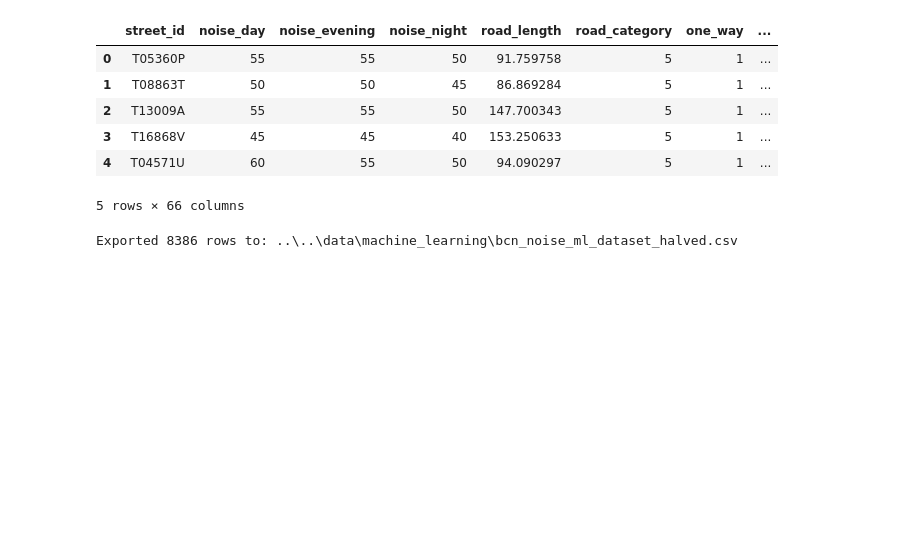
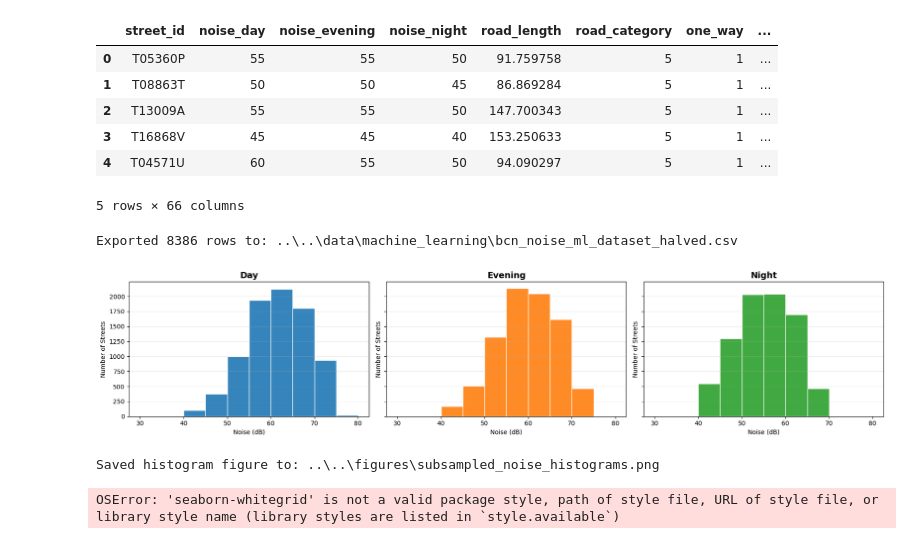
Before and after one commit to AndreaCutroni/ML-Noise-Prediction, a Jupyter notebook: notebooks/utils/subsample_bcn_noise_ml_dataset.ipynb, the cells around one changed output. Saved outputs shown, nothing was run; the diff lists cells and outputs as text; code cells hidden in the pictures; blank space fills up the shorter version.

Commit message:
subset visuals

```diff
--- a/notebooks/utils/subsample_bcn_noise_ml_dataset.ipynb
+++ b/notebooks/utils/subsample_bcn_noise_ml_dataset.ipynb
@@ -130,3 +130,71 @@ sampled_df.to_csv(OUTPUT_PATH, index=False)
 print(f'Exported {len(sampled_df)} rows to: {OUTPUT_PATH}')
 # %% [output]
 Exported 8386 rows to: ..\..\data\machine_learning\bcn_noise_ml_dataset_halved.csv
+# %%
+# Visualize the halved dataset with the same grouped style as the reference figure.
+import matplotlib.pyplot as plt
+import numpy as np
+from pathlib import Path
+
+if 'sampled_df' not in globals():
+    sampled_df = pd.read_csv(OUTPUT_PATH)
+
+fig_dir = Path('../../figures')
+fig_dir.mkdir(parents=True, exist_ok=True)
+
+bins = [0, 40, 45, 50, 55, 60, 65, 70, 75, 80]
+labels = ["0 - 40 dB(A)", "40 - 45 dB(A)", "45 - 50 dB(A)", "50 - 55 dB(A)", "55 - 60 dB(A)", "60 - 65 dB(A)", "65 - 70 dB(A)", "70 - 75 dB(A)", "75 - 80 dB(A)"]
+periods = [("noise_day", "Day", "#1f77b4"), ("noise_evening", "Evening", "#ff7f0e"), ("noise_night", "Night", "#2ca02c")]
+
+plot_df = sampled_df.copy()
+for col, _, _ in periods:
+    if plot_df[col].dtype == object:
+        plot_df[col] = pd.to_numeric(plot_df[col], errors='coerce')
+
+# 1) Side-by-side histograms for the three target columns.
+fig, axes = plt.subplots(1, 3, figsize=(18, 4), sharey=True)
+for ax, (col, title, color) in zip(axes, periods):
+    ax.hist(plot_df[col].dropna(), bins=np.arange(30, 85, 5), color=color, edgecolor='white', alpha=0.9)
+    ax.set_title(title, fontsize=14, fontweight='bold')
+    ax.set_xlabel('Noise (dB)')
+    ax.set_ylabel('Number of Streets')
+    ax.grid(axis='y', alpha=0.25)
+plt.tight_layout()
+hist_path = fig_dir / 'subsampled_noise_histograms.png'
+fig.savefig(hist_path, dpi=200, bbox_inches='tight')
+plt.show()
+print(f'Saved histogram figure to: {hist_path}')
+
+# 2) Grouped bar chart by noise bucket, matching the original style.
+for col, _, _ in periods:
+    plot_df[f'{col}_bucket'] = pd.cut(plot_df[col].astype(float), bins=bins, labels=labels, right=False)
+day_counts = plot_df['noise_day_bucket'].value_counts().reindex(labels, fill_value=0)
+evening_counts = plot_df['noise_evening_bucket'].value_counts().reindex(labels, fill_value=0)
+night_counts = plot_df['noise_night_bucket'].value_counts().reindex(labels, fill_value=0)
+
+x = np.arange(len(labels))
+width = 0.25
+fig, ax = plt.subplots(figsize=(16, 6))
+ax.bar(x - width, day_counts.values, width=width, label='Day', color='#1f77b4')
+ax.bar(x, evening_counts.values, width=width, label='Evening', color='#ff7f0e')
+ax.bar(x + width, night_counts.values, width=width, label='Night', color='#2ca02c')
+ax.set_xticks(x)
+ax.set_xticklabels(labels, rotation=30, ha='right')
+ax.set_ylabel('Number of Streets')
+ax.set_xlabel('Noise Level (dB)')
+ax.set_title('Number of Streets by Noise Level (Day, Evening, Night)', fontsize=18, fontweight='bold')
+leg = ax.legend(title='Period', fontsize=11, title_fontsize=11, loc='upper right', frameon=True)
+leg.get_frame().set_edgecolor('0.2')
+leg.get_frame().set_alpha(0.95)
+ax.yaxis.grid(True, color='gray', linestyle='--', linewidth=0.5, alpha=0.3)
+ax.xaxis.grid(False)
+ax.set_axisbelow(True)
+plt.tight_layout()
+bar_path = fig_dir / 'subsampled_noise_buckets.png'
+fig.savefig(bar_path, dpi=200, bbox_inches='tight')
+plt.show()
+print(f'Saved grouped bar chart to: {bar_path}')
+# %% [output]
+[figure, added]
+Saved histogram figure to: ..\..\figures\subsampled_noise_histograms.png
+OSError: 'seaborn-whitegrid' is not a valid package style, path of style file, URL of style file, or library style name (library styles are listed in `style.available`)
```
